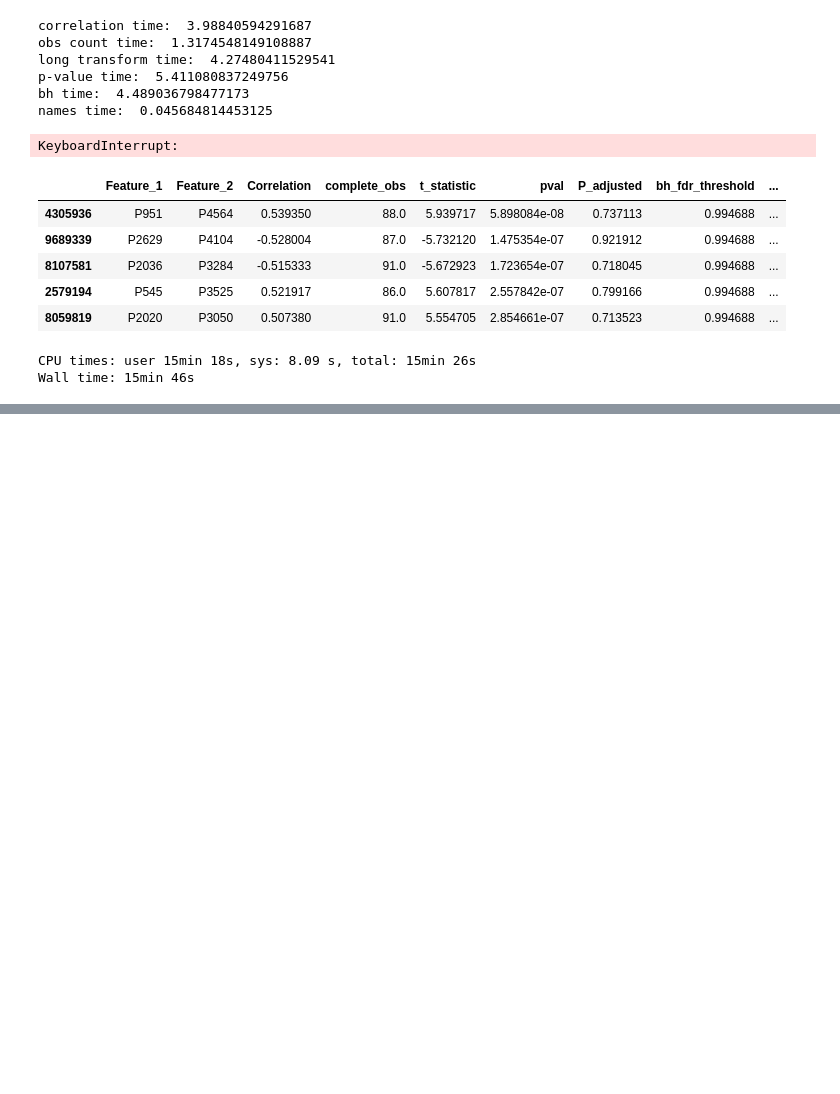
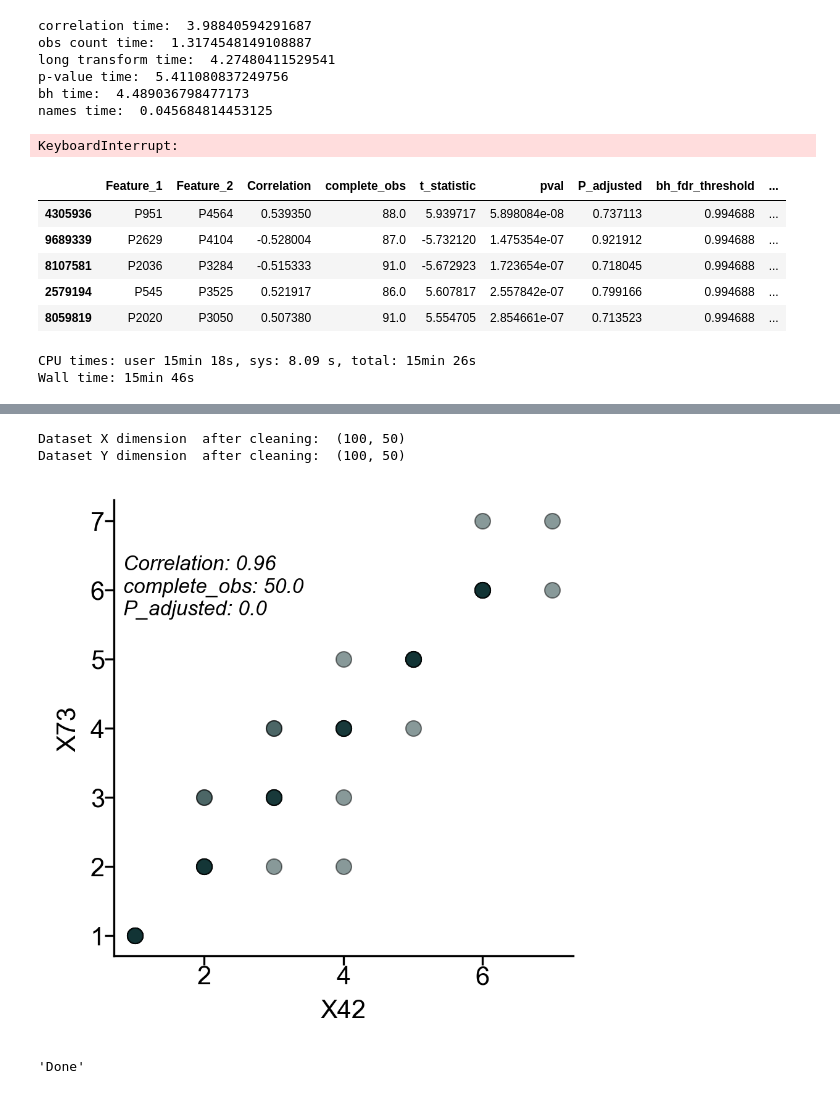
Before and after one commit to omicsEye/btest, a Jupyter notebook: notebooks/btest.ipynb, the cells around one changed output, grey strips where cells are left out. Saved outputs shown, nothing was run; the diff lists cells and outputs as text; code cells hidden in the pictures; blank space fills up the shorter version.

```diff
--- a/notebooks/btest.ipynb
+++ b/notebooks/btest.ipynb
@@ -345,0 +483,7 @@ blockplot.plot(
+# %%
+b_scatter(dataX='../demo/X_dataset.txt', dataY='../demo/Y_dataset.txt',b_test=X_Y_3, n_ind=[32])
+# %% [output]
+Dataset X dimension  after cleaning:  (100, 50)
+Dataset Y dimension  after cleaning:  (100, 50)
+[figure, added]
+'Done'
```
Also changed, not shown: parts of 12 cells of this notebook, 3 other files.
